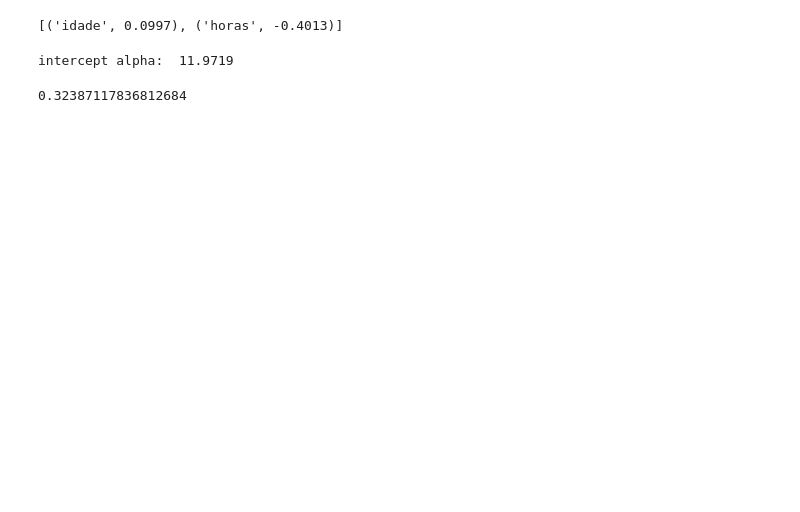
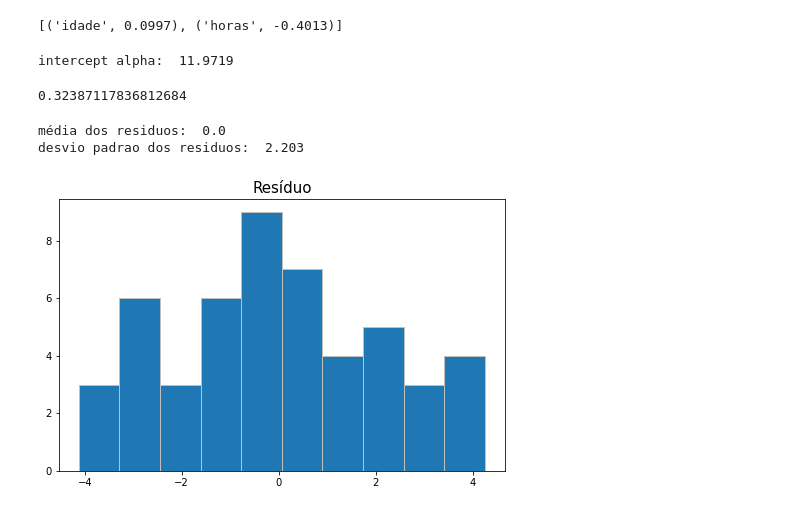
Before and after one commit to AndreSD74/mbaUSP-DataScience-2021, a Jupyter notebook: GLM.ipynb, the cells around one changed output. Drawn from its saved outputs; the diff is of its cells as text; code cells hidden in the pictures; blank space fills up the shorter version.

```diff
--- a/GLM.ipynb
+++ b/GLM.ipynb
@@ -117,3 +127,20 @@ r2 = r2_score(paises['cpi'], paises['cpi-predict'])
 print(r2)
 # %% [output]
 0.32387117836812684
+# %%
+
+print('média dos residuos: ', np.round(residuo.mean(), 3))
+print('desvio padrao dos residuos: ', np.round(residuo.std(), 3))
+# %% [output]
+média dos residuos:  0.0
+desvio padrao dos residuos:  2.203
+# %%
+#plotando a distribuição do resíduo
+import matplotlib.pyplot as plt
+
+plt.figure(figsize=(8,5))
+plt.hist(residuo, edgecolor='silver')
+plt.title("Resíduo",fontsize=15)
+plt.show()
+# %% [output]
+[figure, added]
```
Also changed, not shown: parts of 20 cells of this notebook.
